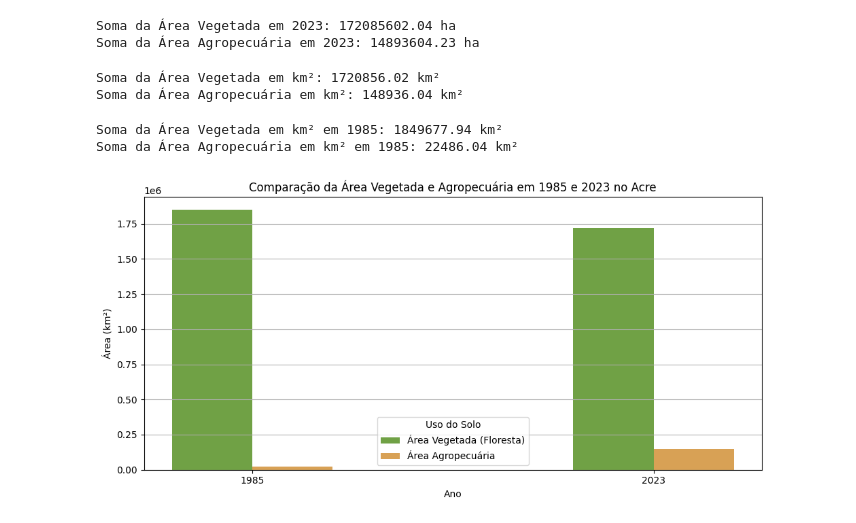
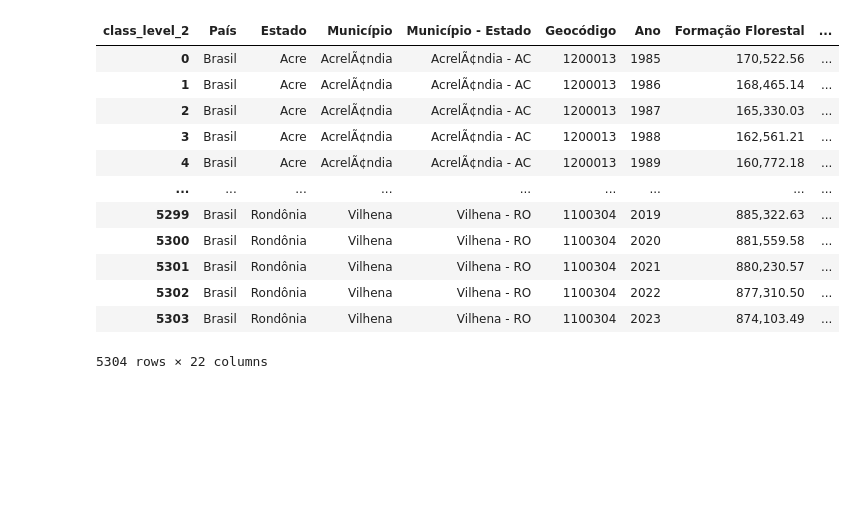
Before and after one commit to reprograma/on35-python-s17-s18-projeto-final, a Jupyter notebook: material/Projeto_Final.ipynb, the cells around one changed output. Saved outputs shown, nothing was run; the diff lists cells and outputs as text; code cells hidden in the pictures; blank space fills up the shorter version.

```diff
--- a/material/Projeto_Final.ipynb
+++ b/material/Projeto_Final.ipynb
@@ -49,0 +68,17 @@ df.head(10000)
+# %%
+df_melted = df.melt(id_vars=['ï»¿country', 'state', 'municipality', 'municipality - state', 'geocode', 'class_level_2'],
+                    var_name='Ano', value_name='Valor')
+df_melted['Valor'] = df_melted['Valor'].astype(str).str.replace(',', '.').astype(float)
+
+# Passo 2: Pivotear para que cada class_level_2 vire uma coluna
+df_pivot = df_melted.pivot_table(index=['ï»¿country', 'state', 'municipality', 'municipality - state', 'geocode', 'Ano'],
+                                 columns='class_level_2',
+                                 values='Valor',
+                                 fill_value=0)
+
+# Ajustando para deixar em formato de DataFrame
+df_pivot.reset_index(inplace=True)
+
+# Exibindo o resultado final
+print("\nTabela Transformada:")
+print(df_pivot)
@@ -124,45 +152,16 @@ Soma da Área Agropecuária em 1985: 2248604.10 ha
-# %%
-dados_2023 = df[df['Ano'] == 2023]
-soma_area_vegetada = dados_2023['Floresta'].sum()
-soma_area_agropecuaria = dados_2023['Agropecuária'].sum()
-print(f"Soma da Área Vegetada em 2023: {soma_area_vegetada:.2f} ha")
-print(f"Soma da Área Agropecuária em 2023: {soma_area_agropecuaria:.2f} ha")
-# %% [output]
-Soma da Área Vegetada em 2023: 172085602.04 ha
-Soma da Área Agropecuária em 2023: 14893604.23 ha
-# %%
-soma_area_floresta_km2 = soma_area_vegetada * 0.01
-soma_area_agropecuaria_km2 = soma_area_agropecuaria * 0.01
-print(f"Soma da Área Vegetada em km²: {soma_area_floresta_km2:.2f} km²")
-print(f"Soma da Área Agropecuária em km²: {soma_area_agropecuaria_km2:.2f} km²")
-# %% [output]
-Soma da Área Vegetada em km²: 1720856.02 km²
-Soma da Área Agropecuária em km²: 148936.04 km²
-# %%
-soma_area_floresta_km2_1985 = soma_area_vegetada_1985 * 0.01
-soma_area_agropecuaria_km2_1985 = soma_area_agropecuaria_1985 * 0.01
-print(f"Soma da Área Vegetada em km² em 1985: {soma_area_floresta_km2_1985:.2f} km²")
-print(f"Soma da Área Agropecuária em km² em 1985: {soma_area_agropecuaria_km2_1985:.2f} km²")
-# %% [output]
-Soma da Área Vegetada em km² em 1985: 1849677.94 km²
-Soma da Área Agropecuária em km² em 1985: 22486.04 km²
-# %%
-anos = ['1985', '2023']
-areas_floresta = [soma_area_floresta_km2_1985, soma_area_floresta_km2]
-areas_agropecuaria = [soma_area_agropecuaria_km2_1985, soma_area_agropecuaria_km2]
-bar_width = 0.20
-x = range(len(anos))
-fig, ax = plt.subplots(figsize=(10, 5))
-bar1 = ax.bar(x, areas_floresta, width=bar_width, label='Área Vegetada (Floresta)', color='#70a145', alpha=1)
-bar2 = ax.bar([p + bar_width for p in x], areas_agropecuaria, width=bar_width, label='Área Agropecuária', color='#d8a155', alpha=1)
-ax.set_xlabel('Ano')
-ax.set_ylabel('Área (km²)')
-ax.set_title('Comparação da Área Vegetada e Agropecuária em 1985 e 2023 no Acre')
-ax.set_xticks([p + bar_width / 2 for p in x])
-ax.set_xticklabels(anos)
-ax.legend(title='Uso do Solo')
-ax.grid(axis='y')
-plt.tight_layout()
-plt.show()
-# %% [output]
-[figure, removed]
+# %%
+df_pivot.head(100000)
+# %% [output]
+| class_level_2 | País | Estado | Município | Município - Estado | Geocódigo | Ano | Formação Florestal | ... |
+| 0 | Brasil | Acre | AcrelÃ¢ndia | AcrelÃ¢ndia - AC | 1200013 | 1985 | 170,522.56 | ... |
+| 1 | Brasil | Acre | AcrelÃ¢ndia | AcrelÃ¢ndia - AC | 1200013 | 1986 | 168,465.14 | ... |
+| 2 | Brasil | Acre | AcrelÃ¢ndia | AcrelÃ¢ndia - AC | 1200013 | 1987 | 165,330.03 | ... |
+| 3 | Brasil | Acre | AcrelÃ¢ndia | AcrelÃ¢ndia - AC | 1200013 | 1988 | 162,561.21 | ... |
+| 4 | Brasil | Acre | AcrelÃ¢ndia | AcrelÃ¢ndia - AC | 1200013 | 1989 | 160,772.18 | ... |
+| ... | ... | ... | ... | ... | ... | ... | ... | ... |
+| 5299 | Brasil | Rondônia | Vilhena | Vilhena - RO | 1100304 | 2019 | 885,322.63 | ... |
+| 5300 | Brasil | Rondônia | Vilhena | Vilhena - RO | 1100304 | 2020 | 881,559.58 | ... |
+| 5301 | Brasil | Rondônia | Vilhena | Vilhena - RO | 1100304 | 2021 | 880,230.57 | ... |
+| 5302 | Brasil | Rondônia | Vilhena | Vilhena - RO | 1100304 | 2022 | 877,310.50 | ... |
+| 5303 | Brasil | Rondônia | Vilhena | Vilhena - RO | 1100304 | 2023 | 874,103.49 | ... |
+5304 rows × 22 columns
```
Also changed, not shown: parts of 32 cells of this notebook, 4 other files.
